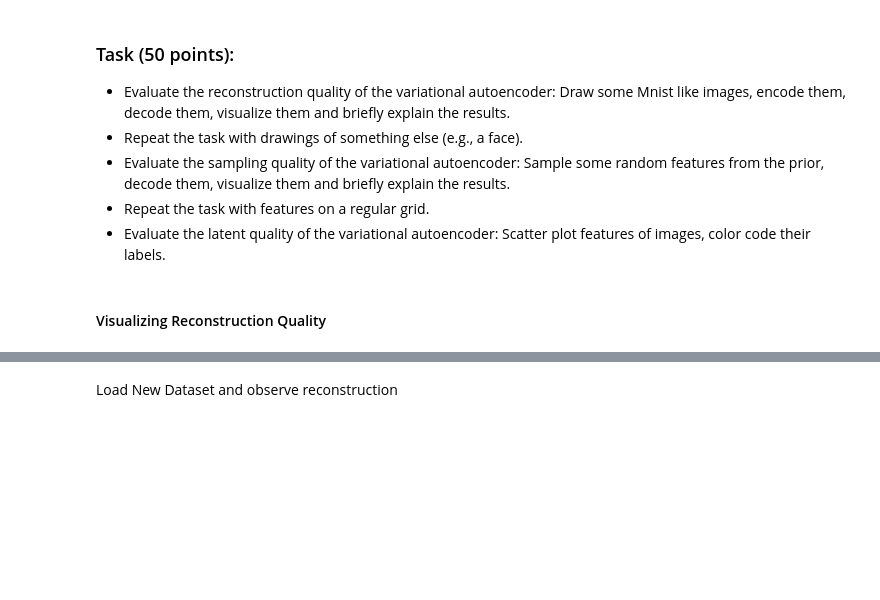
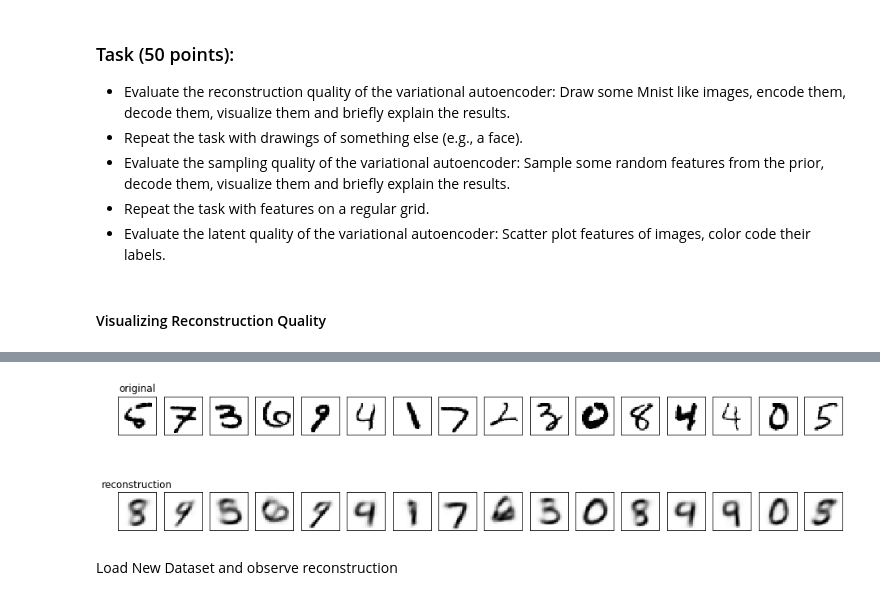
Before and after one commit to AjinkyaIndulkar/CGCV1920-Group8, a Jupyter notebook: Lab 13/Group8_CGCV192013B.ipynb, the cells around one changed output, grey strips where cells are left out. Saved outputs shown, nothing was run; the diff lists cells and outputs as text; code cells hidden in the pictures; blank space fills up the shorter version.

```diff
--- a/Lab 13/Group8_CGCV192013B.ipynb
+++ b/Lab 13/Group8_CGCV192013B.ipynb
@@ -145,3 +121,15 @@ class ELBOLoss:
         # compute ELBO
         loss = -logloss-KL
         return loss * self.w
+# %%
+class Encoder(nn.HybridSequential):
+    def __init__(self, activation = "relu", hiddens= 400, latents = 2, layers = 1, **kwargs): # Feel free to use different arguments
+        super(Encoder, self).__init__(**kwargs)
+        self.activation = activation
+        self.hiddens = hiddens
+        self.latents = latents
+        self.layers = layers
+        self.add(nn.Dense( self.hiddens, activation=self.activation, in_units = 28*28))
+        for i in range(self.layers):
+            self.add(nn.Dense(self.hiddens, activation=self.activation))
+        self.add(nn.Dense(self.latents*2, activation=None))
@@ -294,11 +355,11 @@ net2.load_parameters(model_pfx, ctx=model_ctx)
 #### Visualizing Reconstruction Quality
 # %%
 # reset test data loader
-test_iter.reset()
+test.reset()
 # fetch first batch from data loader
-test_batch = test_iter.next()
+test_batch = test.next()
 # pass test batch input through the network
-x_mean, x_log_var, z_mean, z_log_var = net2(test_batch.data[0].as_in_context(model_ctx))
+net2(test_batch.data[0].as_in_context(model_ctx))
 # fetch output
 result = net2.output.asnumpy() # CHANGE THIS
 original = test_batch.data[0].asnumpy()
@@ -305,22 +386,24 @@ original = test_batch.data[0].asnumpy()
 # %%
-n_samples = 10
-idx = np.random.choice(batch_size, n_samples)
+n_samples = 16
+idx = np.random.choice(BATCH_SIZE, n_samples)
 _, axarr = plt.subplots(2, n_samples, figsize=(16,4))
 for i,j in enumerate(idx):
     axarr[0,i].imshow(original[j].reshape((28,28)), cmap='Greys')
     if i==0:
         axarr[0,i].set_title('original')
     #axarr[0,i].axis('off')
     axarr[0,i].get_xaxis().set_ticks([])
     axarr[0,i].get_yaxis().set_ticks([])
 
     axarr[1,i].imshow(result[j].reshape((28,28)), cmap='Greys')
     if i==0:
         axarr[1,i].set_title('reconstruction')
     #axarr[1,i].axis('off')
     axarr[1,i].get_xaxis().set_ticks([])
     axarr[1,i].get_yaxis().set_ticks([])
 plt.show()
+# %% [output]
+[figure, added]
 # %% [markdown]
 Load New Dataset and observe reconstruction
 # %% [markdown]
```
Also changed, not shown: parts of 15 cells of this notebook.
